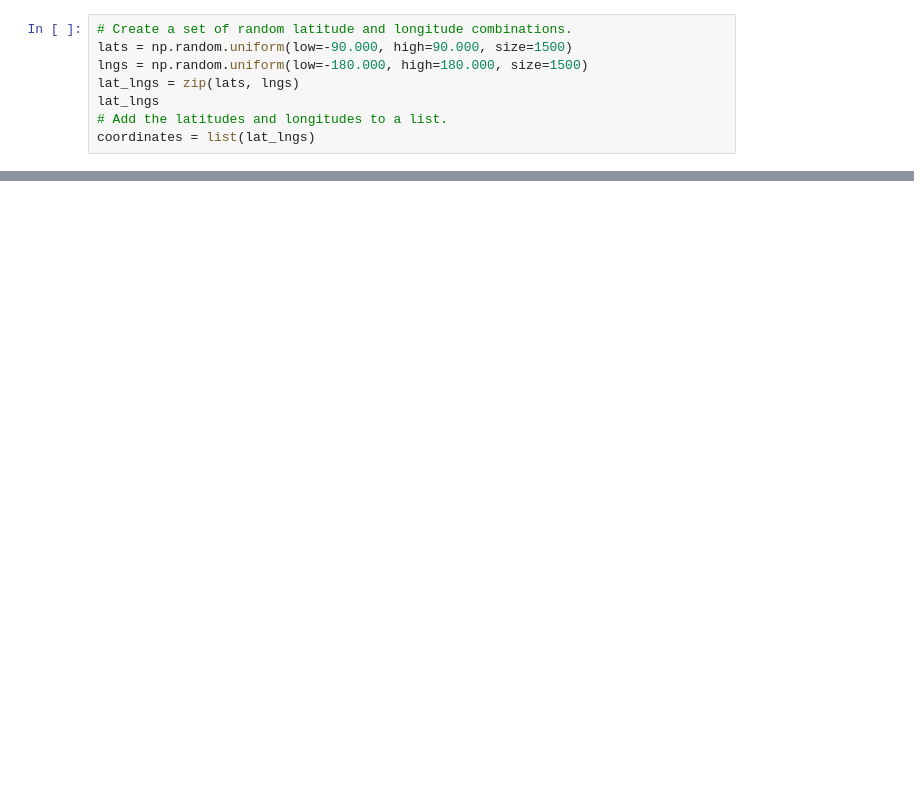
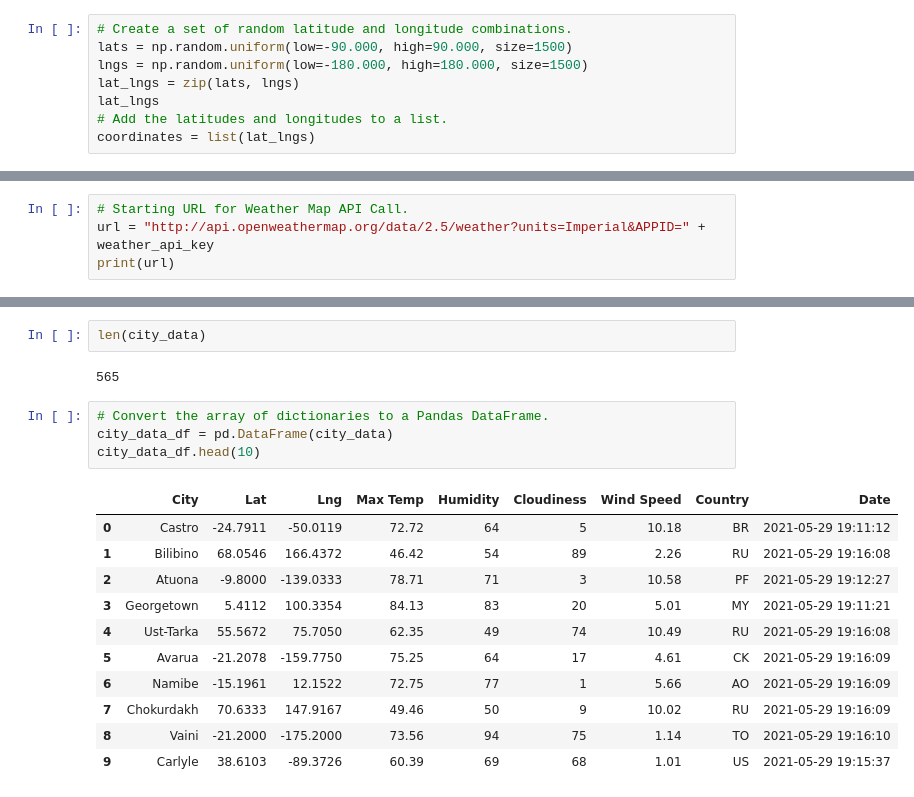
Before and after one commit to markmayo28/World_Weather_Analysis, a Jupyter notebook: WeatherPy.ipynb, the cells around one changed output, grey strips where cells are left out. Cells and saved outputs as stored; diff of their text form; blank space fills up the shorter version.

Commit message:
Update WeatherPy 5/29

```diff
--- a/WeatherPy.ipynb
+++ b/WeatherPy.ipynb
@@ -29,0 +38,4 @@ len(cities)
+# %%
+# Starting URL for Weather Map API Call.
+url = "http://api.openweathermap.org/data/2.5/weather?units=Imperial&APPID=" + weather_api_key
+print(url)
@@ -29,0 +122,20 @@ len(cities)
+# %%
+len(city_data)
+# %% [output]
+565
+# %%
+# Convert the array of dictionaries to a Pandas DataFrame.
+city_data_df = pd.DataFrame(city_data)
+city_data_df.head(10)
+# %% [output]
+|  | City | Lat | Lng | Max Temp | Humidity | Cloudiness | Wind Speed | Country | Date |
+| 0 | Castro | -24.7911 | -50.0119 | 72.72 | 64 | 5 | 10.18 | BR | 2021-05-29 19:11:12 |
+| 1 | Bilibino | 68.0546 | 166.4372 | 46.42 | 54 | 89 | 2.26 | RU | 2021-05-29 19:16:08 |
+| 2 | Atuona | -9.8000 | -139.0333 | 78.71 | 71 | 3 | 10.58 | PF | 2021-05-29 19:12:27 |
+| 3 | Georgetown | 5.4112 | 100.3354 | 84.13 | 83 | 20 | 5.01 | MY | 2021-05-29 19:11:21 |
+| 4 | Ust-Tarka | 55.5672 | 75.7050 | 62.35 | 49 | 74 | 10.49 | RU | 2021-05-29 19:16:08 |
+| 5 | Avarua | -21.2078 | -159.7750 | 75.25 | 64 | 17 | 4.61 | CK | 2021-05-29 19:16:09 |
+| 6 | Namibe | -15.1961 | 12.1522 | 72.75 | 77 | 1 | 5.66 | AO | 2021-05-29 19:16:09 |
+| 7 | Chokurdakh | 70.6333 | 147.9167 | 49.46 | 50 | 9 | 10.02 | RU | 2021-05-29 19:16:09 |
+| 8 | Vaini | -21.2000 | -175.2000 | 73.56 | 94 | 75 | 1.14 | TO | 2021-05-29 19:16:10 |
+| 9 | Carlyle | 38.6103 | -89.3726 | 60.39 | 69 | 68 | 1.01 | US | 2021-05-29 19:15:37 |
```
Also changed, not shown: parts of 6 cells of this notebook.
